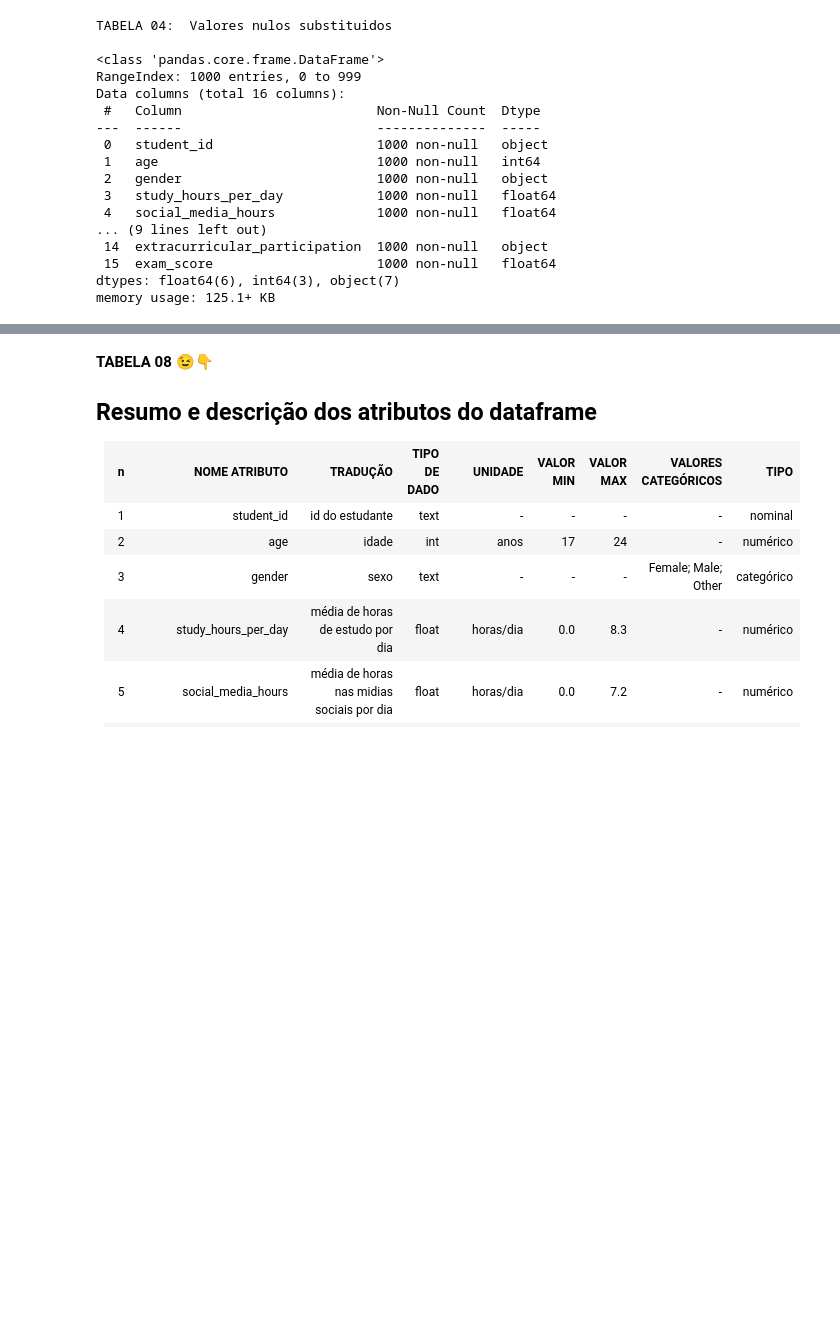
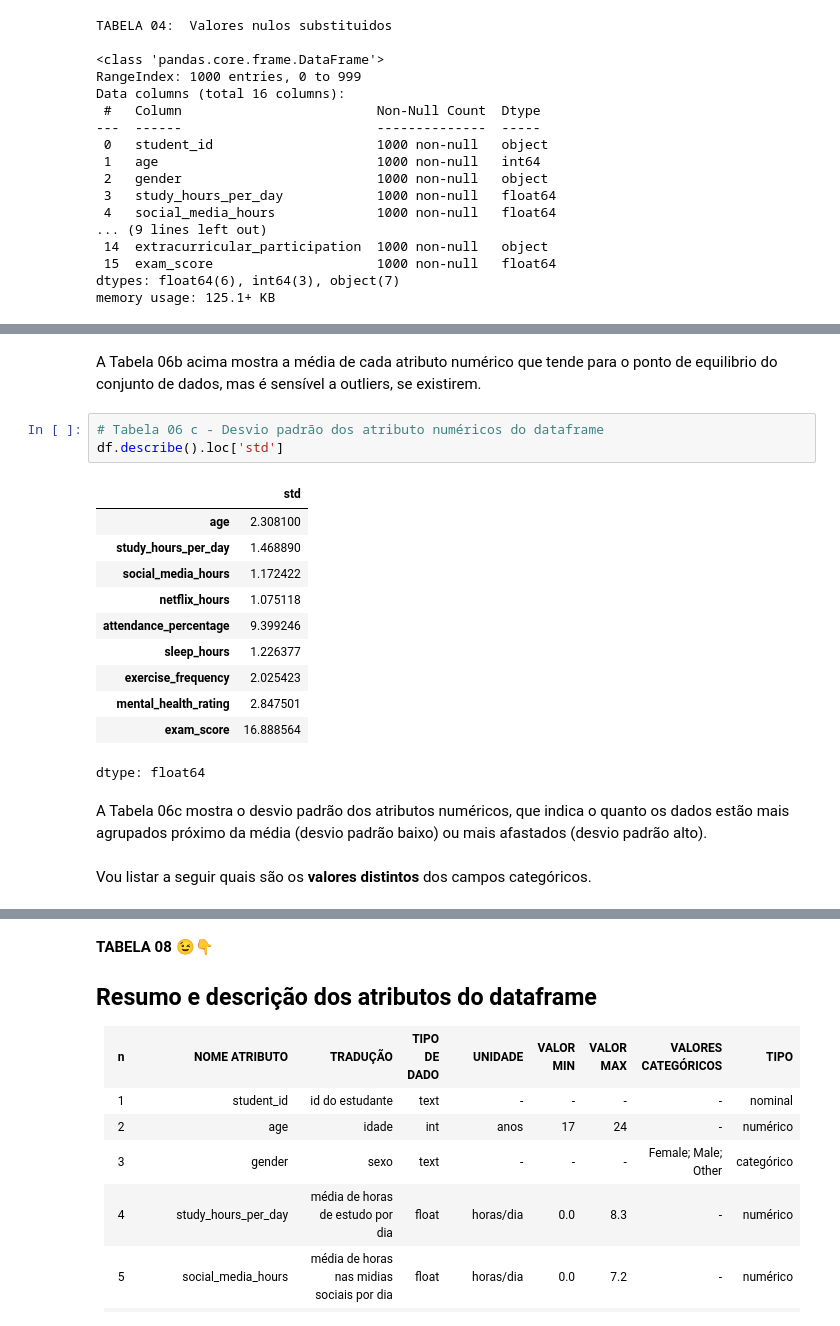
Before and after one commit to Dell-Marco/MVP_S2, a Jupyter notebook: MVP2_Habitos_vs_Desempenho_acadêmico_de_alunos.ipynb, the cells around one changed output, grey strips where cells are left out. Drawn from its saved outputs; the diff is of its cells as text; blank space fills up the shorter version.

```diff
--- a/MVP2_Habitos_vs_Desempenho_acadêmico_de_alunos.ipynb
+++ b/MVP2_Habitos_vs_Desempenho_acadêmico_de_alunos.ipynb
@@ -254,3 +371,24 @@ Verifico a seguir quais são os **valores distintos** dos campos categóricos.
+# %% [markdown]
+A Tabela 06b acima mostra a média de cada atributo numérico que tende para o ponto de equilibrio do conjunto de dados, mas é sensível a outliers, se existirem.
+# %%
+# Tabela 06 c - Desvio padrão dos atributo numéricos do dataframe
+df.describe().loc['std']
+# %% [output]
+|  | std |
+| age | 2.308100 |
+| study_hours_per_day | 1.468890 |
+| social_media_hours | 1.172422 |
+| netflix_hours | 1.075118 |
+| attendance_percentage | 9.399246 |
+| sleep_hours | 1.226377 |
+| exercise_frequency | 2.025423 |
+| mental_health_rating | 2.847501 |
+| exam_score | 16.888564 |
+dtype: float64
+# %% [markdown]
+A Tabela 06c mostra o desvio padrão dos atributos numéricos, que indica o quanto os dados estão mais agrupados próximo da média (desvio padrão baixo) ou mais afastados (desvio padrão alto).
+# %% [markdown]
+Vou listar a seguir quais são os **valores distintos** dos campos categóricos.
 # %%
 # Visualizando os valores distintos de cada coluna categórica
 colunas_categoricas = df.select_dtypes(include='object').columns  # Seleciona apenas os atributos categóricos
```
Also changed, not shown: parts of 71 cells of this notebook.
